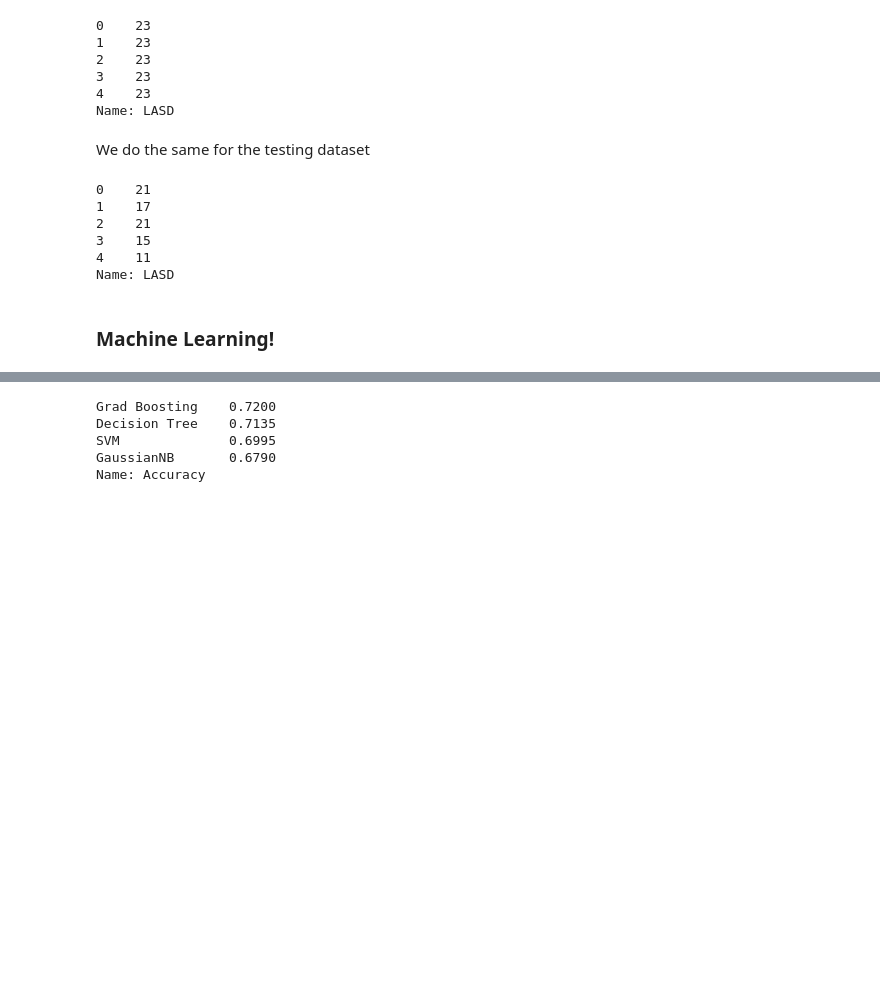
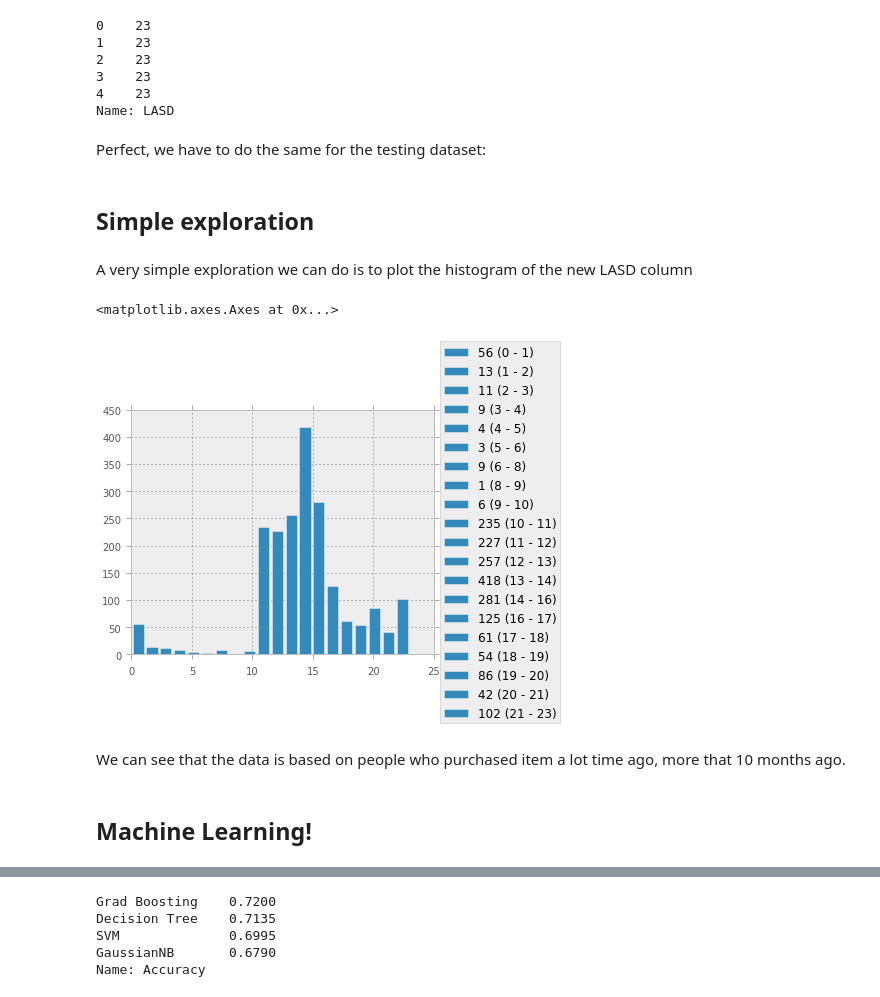
Before and after one commit to danielfrg/copper, a Jupyter notebook: examples/catalog/Post_2.ipynb, the cells around one changed output, grey strips where cells are left out. Saved outputs shown, nothing was run; the diff lists cells and outputs as text; code cells hidden in the pictures; blank space fills up the shorter version.

```diff
--- a/examples/catalog/Post_2.ipynb
+++ b/examples/catalog/Post_2.ipynb
@@ -19,9 +15,9 @@ There is a dataset for training (2000 rows) and another for testing (2000 rows).
 # %%
 import copper
 # %%
-copper.config.path = ''
+copper.config.path = '../../tests/data'
 # %%
-ds_train = copper.read_csv('training.csv')
+ds_train = copper.read_csv('catalog/training.csv')
 # %%
 ds_train.frame.head()
 # %% [output]
@@ -71,7 +76,7 @@ ds_train.frame['LASD'].head()
 4    23
 Name: LASD
 # %% [markdown]
-We do the same for the testing dataset
+Perfect, we have to do the same for the testing dataset:
 # %%
 ds_test = copper.read_csv('testing.csv')
 ds_test.type['RFA1'] = ds_test.NUMBER
@@ -81,14 +86,16 @@ ds_test.role['CustomerID'] = ds_test.ID
 ds_test.role['Order'] = ds_test.TARGET
 fnc = lambda x: 12*(2007 - int(str(x)[0:4])) - int(str(x)[4:6]) + 2
 ds_test.transform('LASD', fnc)
-# %%
-ds_test.frame['LASD'].head()
-# %% [output]
-0    21
-1    17
-2    21
-3    15
-4    11
-Name: LASD
+# %% [markdown]
+## Simple exploration
+# %% [markdown]
+A very simple exploration we can do is to plot the histogram of the new LASD column
+# %%
+ds_train.histogram('LASD')
+# %% [output]
+<matplotlib.axes.Axes at 0x...>
+[figure, added]
+# %% [markdown]
+We can see that the data is based on people who purchased item a lot time ago, more that 10 months ago.
 # %% [markdown]
-### Machine Learning!
+## Machine Learning!
```
Also changed, not shown: parts of 28 cells of this notebook, 6 other files.
